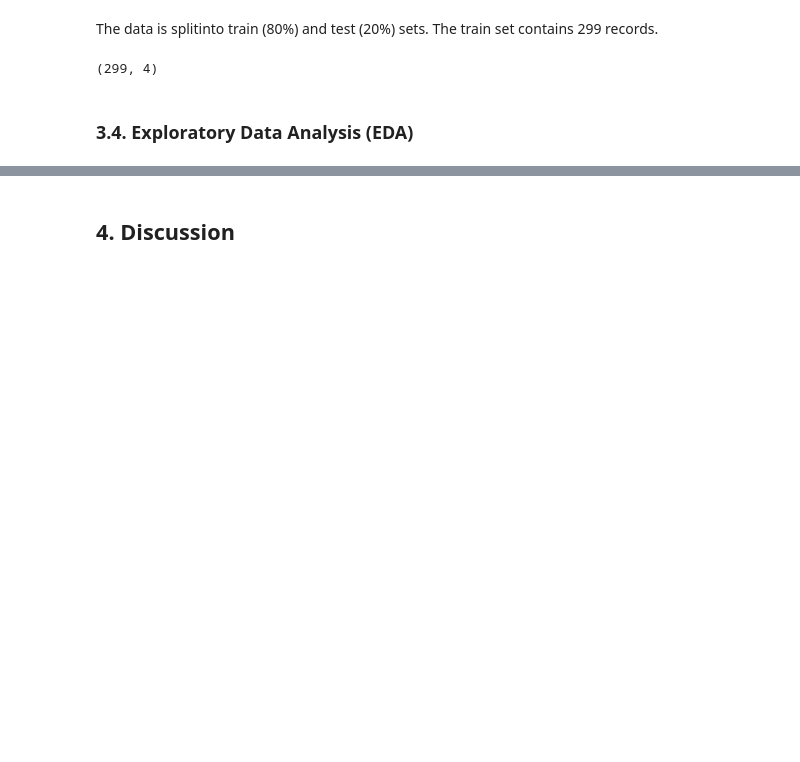
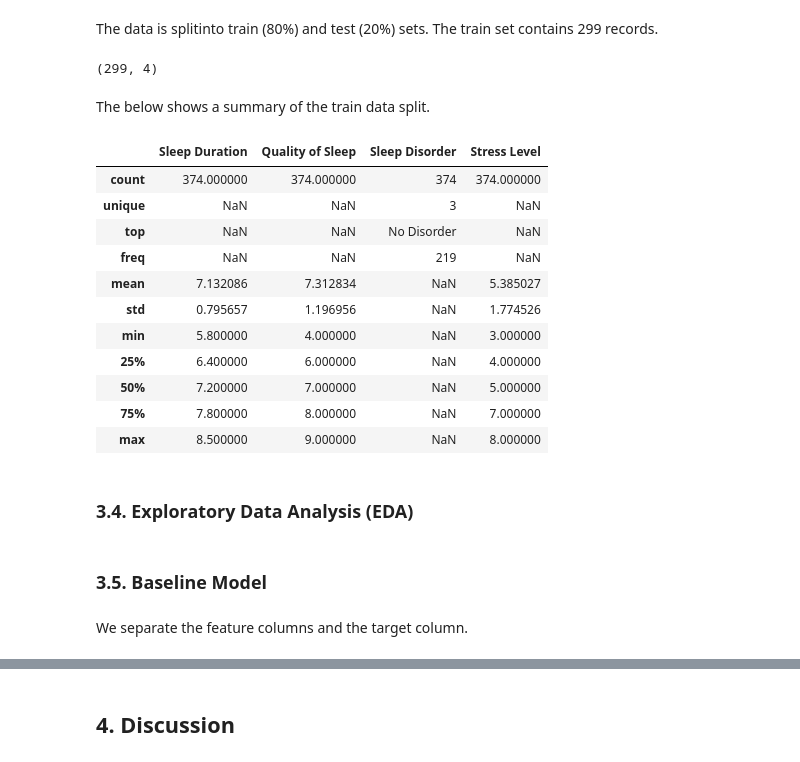
Before and after one commit to yhouyang02/sleep-disorder-analysis, a Jupyter notebook: sleep-disorder-analysis.ipynb, the cells around one changed output, grey strips where cells are left out. Cells and saved outputs as stored; diff of their text form; code cells hidden in the pictures; blank space fills up the shorter version.

Commit message:
Add column transformation
Data is ready for ml pipeline

```diff
--- a/sleep-disorder-analysis.ipynb
+++ b/sleep-disorder-analysis.ipynb
@@ -95,9 +97,30 @@ train_df, test_df = train_test_split(
 train_df.shape
 # %% [output]
 (299, 4)
+# %% [markdown]
+The below shows a summary of the train data split.
+# %%
+df_clean.describe(include="all")
+# %% [output]
+|  | Sleep Duration | Quality of Sleep | Sleep Disorder | Stress Level |
+| count | 374.000000 | 374.000000 | 374 | 374.000000 |
+| unique | NaN | NaN | 3 | NaN |
+| top | NaN | NaN | No Disorder | NaN |
+| freq | NaN | NaN | 219 | NaN |
+| mean | 7.132086 | 7.312834 | NaN | 5.385027 |
+| std | 0.795657 | 1.196956 | NaN | 1.774526 |
+| min | 5.800000 | 4.000000 | NaN | 3.000000 |
+| 25% | 6.400000 | 6.000000 | NaN | 4.000000 |
+| 50% | 7.200000 | 7.000000 | NaN | 5.000000 |
+| 75% | 7.800000 | 8.000000 | NaN | 7.000000 |
+| max | 8.500000 | 9.000000 | NaN | 8.000000 |
 # %% [markdown]
 ### 3.4. Exploratory Data Analysis (EDA)
 # %%
 ## on train split only to follow golden rule
 ## four figures: each vs. stress level
 ## label the figures with numbers
+# %% [markdown]
+### 3.5. Baseline Model
+# %% [markdown]
+We separate the feature columns and the target column.
```
Also changed, not shown: parts of 15 cells of this notebook.
